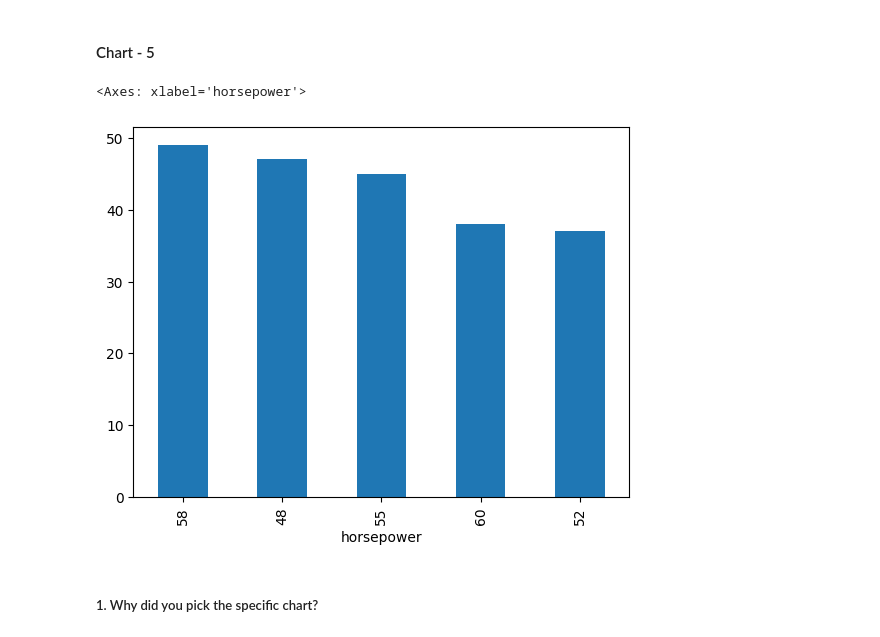
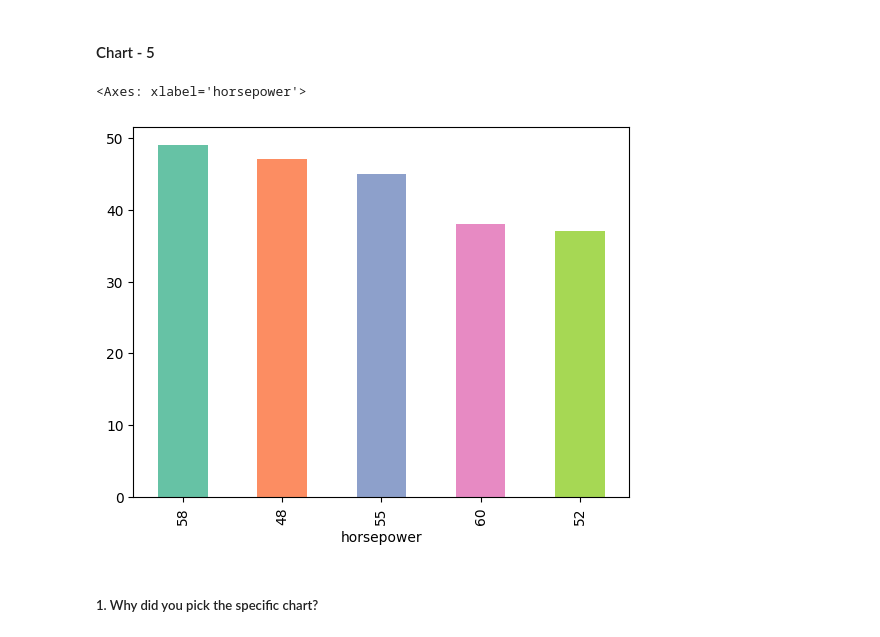
Before and after one commit to Mohitpathak91/EDA-capstone-project, a Jupyter notebook: EDA_Analyzing_Car_Prices_as_per_Specifications.ipynb, the cells around one changed output. Saved outputs shown, nothing was run; the diff lists cells and outputs as text; code cells hidden in the pictures.

```diff
--- a/EDA_Analyzing_Car_Prices_as_per_Specifications.ipynb
+++ b/EDA_Analyzing_Car_Prices_as_per_Specifications.ipynb
@@ -639,10 +639,10 @@ Yes, these insights can support positive business impact because they confirm th
 #### Chart - 5
 # %%
 # Chart - 5 visualization code
-df.groupby(['horsepower'])['city-mpg'].mean().sort_values(ascending = False).head().plot(kind = 'bar')
+df.groupby(['horsepower'])['city-mpg'].mean().sort_values(ascending = False).head().plot(kind = 'bar',color = sns.color_palette('Set2'))
 # %% [output]
 <Axes: xlabel='horsepower'>
-[figure, old version]
+[figure, new version]
 # %% [markdown]
 ##### 1. Why did you pick the specific chart?
 # %% [markdown]
```
Also changed, not shown: parts of 13 cells of this notebook.
